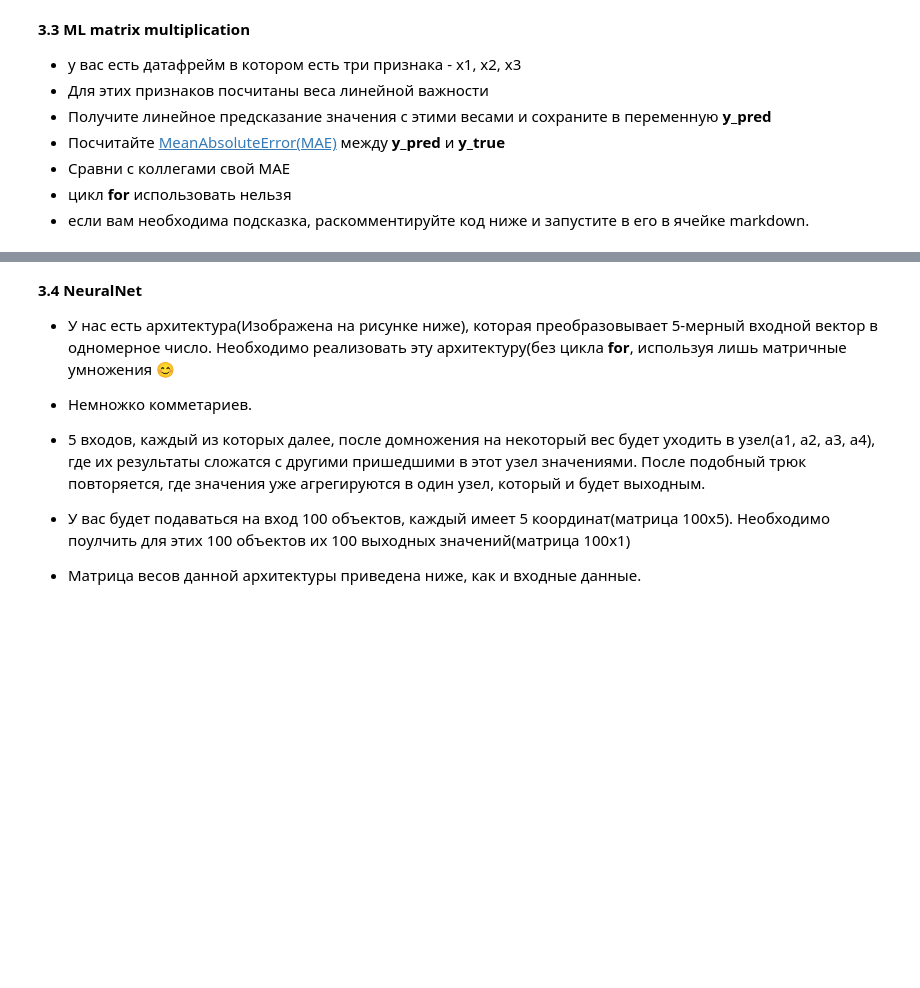
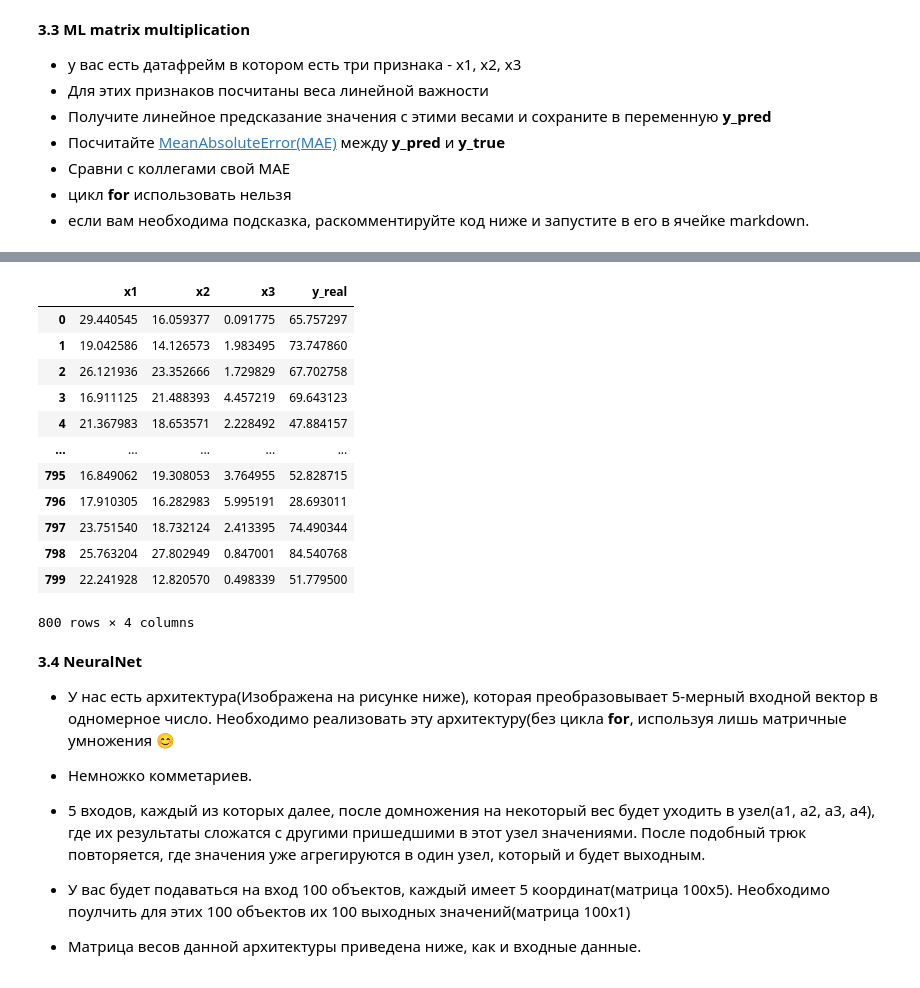
Before and after one commit to DmitriiPrikhodko/ds-phase1-git, a Jupyter notebook: week1/day4_vectors_matrix/04-04-task.ipynb, the cells around one changed output, grey strips where cells are left out. Drawn from its saved outputs; the diff is of its cells as text; code cells hidden in the pictures; blank space fills up the shorter version.

```diff
--- a/week1/day4_vectors_matrix/04-04-task.ipynb
+++ b/week1/day4_vectors_matrix/04-04-task.ipynb
@@ -305,11 +342,26 @@ __3.3 ML matrix multiplication__
 # %%
 df = (
-    pd.read_csv("aux/LinRegtrain.csv")
+    pd.read_csv("./data/LinRegtrain.csv")
     .drop("Unnamed: 0", axis=1)
     .rename(columns={"y": "y_real"})
 )
 
 w = np.array([12, 5, -14])
+df
+# %% [output]
+|  | x1 | x2 | x3 | y_real |
+| 0 | 29.440545 | 16.059377 | 0.091775 | 65.757297 |
+| 1 | 19.042586 | 14.126573 | 1.983495 | 73.747860 |
+| 2 | 26.121936 | 23.352666 | 1.729829 | 67.702758 |
+| 3 | 16.911125 | 21.488393 | 4.457219 | 69.643123 |
+| 4 | 21.367983 | 18.653571 | 2.228492 | 47.884157 |
+| ... | ... | ... | ... | ... |
+| 795 | 16.849062 | 19.308053 | 3.764955 | 52.828715 |
+| 796 | 17.910305 | 16.282983 | 5.995191 | 28.693011 |
+| 797 | 23.751540 | 18.732124 | 2.413395 | 74.490344 |
+| 798 | 25.763204 | 27.802949 | 0.847001 | 84.540768 |
+| 799 | 22.241928 | 12.820570 | 0.498339 | 51.779500 |
+800 rows × 4 columns
 # %% [markdown]
 __3.4 NeuralNet__
 
```
Also changed, not shown: parts of 5 cells of this notebook, 2 other files.
